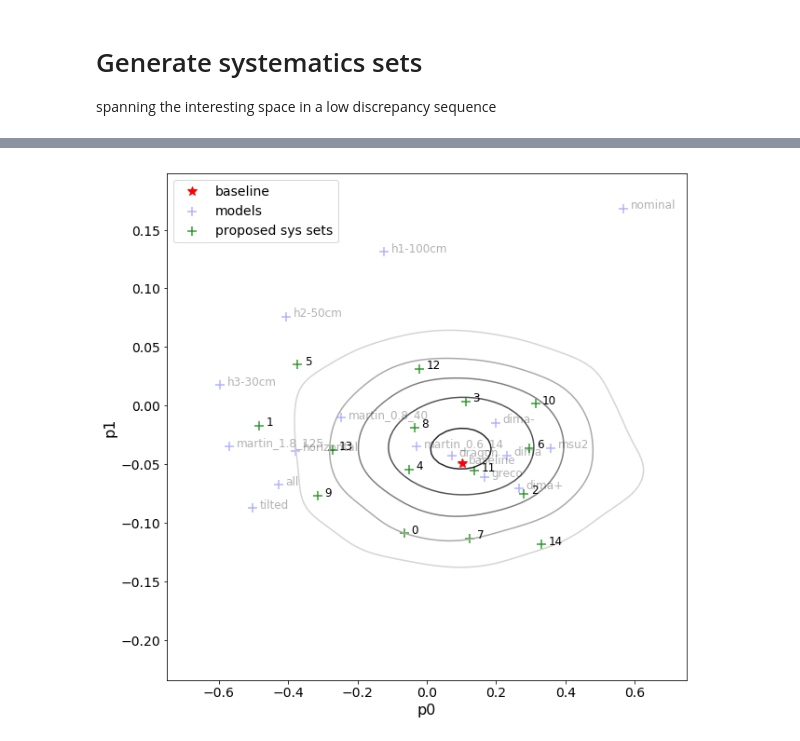
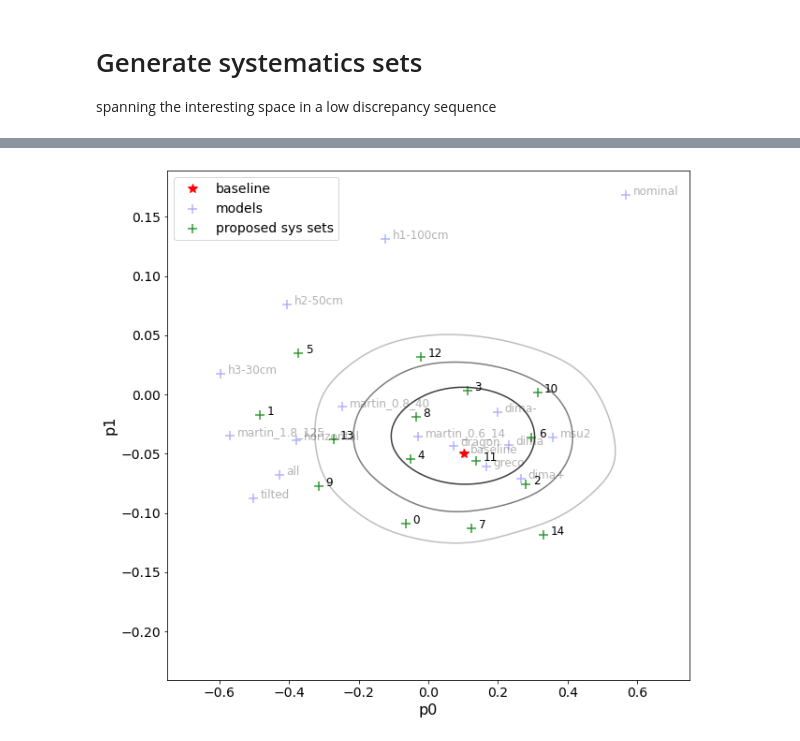
Before and after one commit to icecube/angular_acceptance, a Jupyter notebook: Angular_acceptance.ipynb, the cells around one changed output, grey strips where cells are left out. Cells and saved outputs as stored; diff of their text form; code cells hidden in the pictures.

```diff
--- a/Angular_acceptance.ipynb
+++ b/Angular_acceptance.ipynb
@@ -121,6 +123,7 @@ y_points = []
 for target, name, color in zip(models.values(), models.keys(), colors):
     opt = optimize.minimize(fun, x0=initial_y, method='L-BFGS-B', args=(support_x, target))
     y = opt['x']
+    y[0] = 0
     y_points.append(y)
 
     cubic = make_interp_spline(support_x, y, bc_type=bc_type)
@@ -419,0 +423,24 @@ Text(0.5, 0, '$\\cos(\\eta)$')
+# %%
+%matplotlib inline
+from unified_angular_acceptance import angsens_poly
+from numpy.polynomial import polynomial
+N = 16
+eta = np.linspace(-1,1,101)
+
+fig, ax  = plt.subplots(1,1, figsize=(6,6))
+
+for i, p in enumerate(zip(np.linspace(-0.5, 0.5 ,N), np.linspace(-0.2, 0.2,N))):
+    coef = angsens_poly(p)
+    newf = polynomial.Polynomial(coef[1:])
+    if i % 3 == 0:
+        label = r'$p_0=%.2f, p_1=%.2f$'%p
+    else:
+        label=None
+    plt.plot(eta, newf(eta), c=cm.rainbow(i/N), label=label)
+plt.gca().set_xlabel(r'$\cos(\eta)$')
+plt.gca().set_ylabel(r'relative optical efficiency')
+plt.legend(frameon=False)
+ax.set_xlim(-1,1)
+ax.set_ylim(0,1)
+plt.savefig("aa.png", bbox_inches="tight")
+plt.savefig("aa.pdf", bbox_inches="tight")
@@ -623,28 +652,28 @@ sample['p1'] = stats.norm.isf(sample['p1'], loc=-0.035, scale=0.05)
 # %%
 fig, ax = plt.subplots(figsize=(10,10))
 
 data = sample[:15]
 
 
 p = sns.regplot(data=df, x="p0", y="p1", fit_reg=False, marker="+", scatter_kws={'s':100, 'alpha':0.3}, color="blue", ax=ax, label='models')
 for line in range(0,df.shape[0]):
      p.text(df.p0[line]+0.02, df.p1[line], df.index[line], horizontalalignment='left', size='medium', color='black', fontsize=12, alpha=0.3)
 plt.gca().set_xlim((-0.75, 0.75))
 #plt.gca().set_ylim((-0.1, 0.2))
 
 
 p = sns.regplot(data=data, x="p0", y="p1", fit_reg=False, marker="+", scatter_kws={'s':100}, color="g", ax=ax, label='proposed sys sets')
 for line in range(0,data.shape[0]):
      p.text(data.p0[line]+0.02, data.p1[line], data.index[line], horizontalalignment='left', size='medium', color='black', fontsize=12, )
 
 plt.plot(df.loc['baseline'][0], df.loc['baseline'][1], '*', c='r', ms=10, label='baseline')
 plt.legend()
 
-sns.kdeplot(sample['p0'], sample['p1'], ax=ax, cmap='gray_r', n_levels=5)
+sns.kdeplot(sample['p0'], y=sample['p1'], ax=ax, cmap='gray_r', n_levels=5)
 
 plt.savefig('models_scatter.png')
 # %% [output]
-[figure, old version]
+[figure, new version]
 # %%
 g = sns.PairGrid(sample, diag_sharey=False, height=6)
 g.map_lower(sns.kdeplot, cmap='magma_r', n_levels=5)
```
Also changed, not shown: parts of 18 cells of this notebook.
